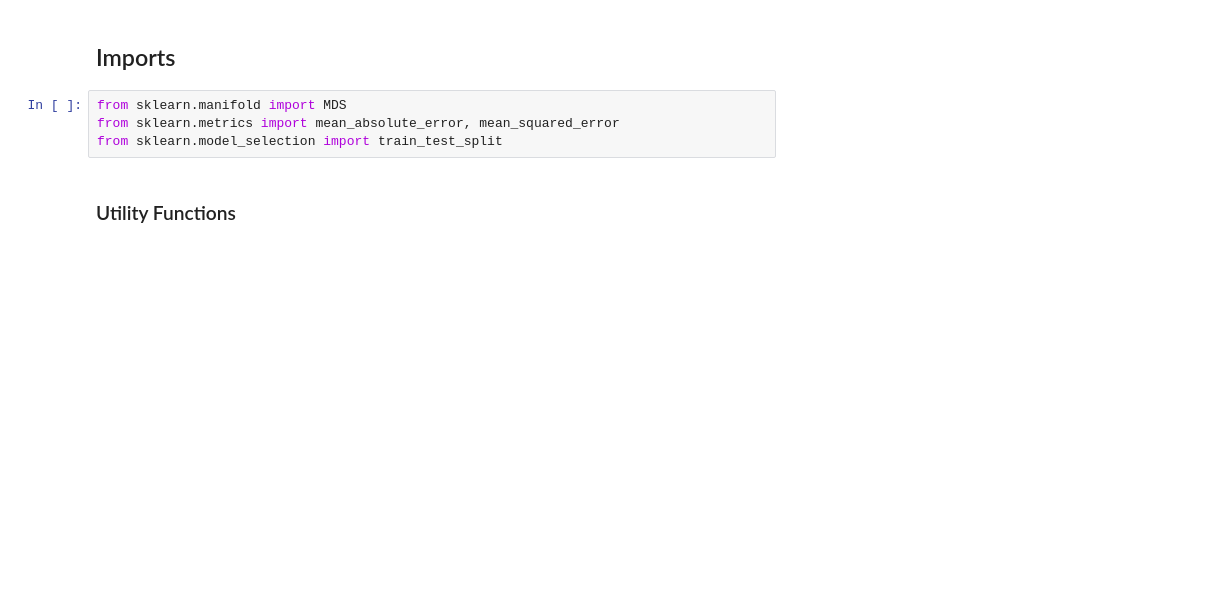
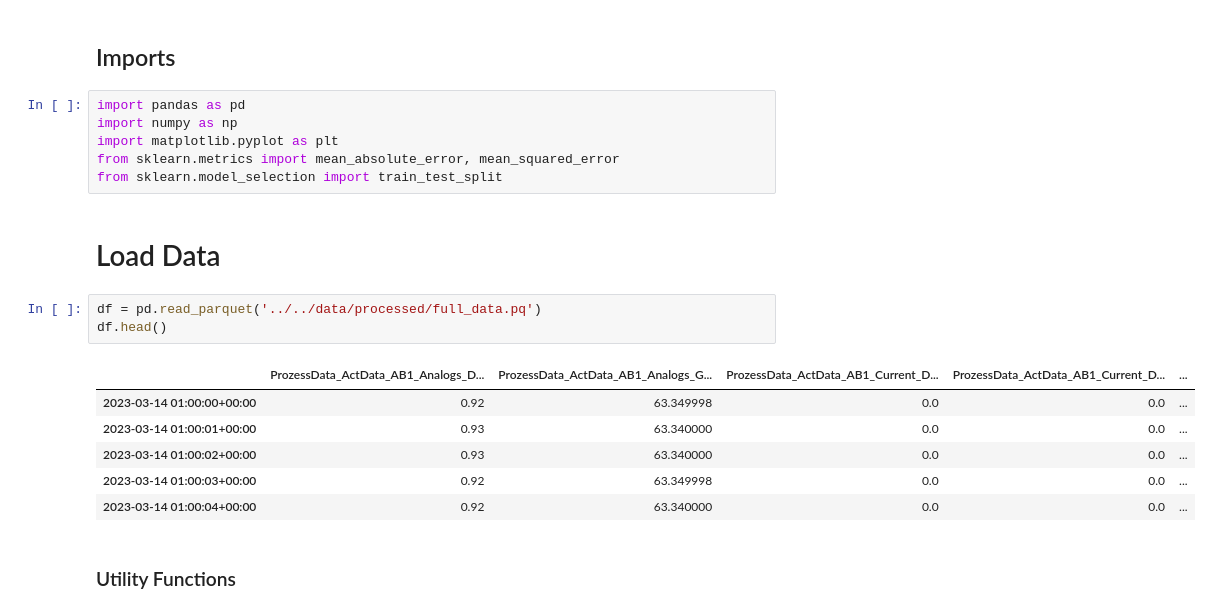
Before and after one commit to KarlLearnsAI/OWL_Factory_Hackathon, a Jupyter notebook: notebooks/2_modelling/modeling_karl.ipynb, the cells around one changed output. Saved outputs shown, nothing was run; the diff lists cells and outputs as text; blank space fills up the shorter version.

```diff
--- a/notebooks/2_modelling/modeling_karl.ipynb
+++ b/notebooks/2_modelling/modeling_karl.ipynb
@@ -3,9 +3,23 @@
 # %% [markdown]
 ## Imports
 # %%
-from sklearn.manifold import MDS
+import pandas as pd
+import numpy as np
+import matplotlib.pyplot as plt
 from sklearn.metrics import mean_absolute_error, mean_squared_error
 from sklearn.model_selection import train_test_split
+# %% [markdown]
+# Load Data
+# %%
+df = pd.read_parquet('../../data/processed/full_data.pq')
+df.head()
+# %% [output]
+|  | ProzessData_ActData_AB1_Analogs_D... | ProzessData_ActData_AB1_Analogs_G... | ProzessData_ActData_AB1_Current_D... | ProzessData_ActData_AB1_Current_D... | ... |
+| 2023-03-14 01:00:00+00:00 | 0.92 | 63.349998 | 0.0 | 0.0 | ... |
+| 2023-03-14 01:00:01+00:00 | 0.93 | 63.340000 | 0.0 | 0.0 | ... |
+| 2023-03-14 01:00:02+00:00 | 0.93 | 63.340000 | 0.0 | 0.0 | ... |
+| 2023-03-14 01:00:03+00:00 | 0.92 | 63.349998 | 0.0 | 0.0 | ... |
+| 2023-03-14 01:00:04+00:00 | 0.92 | 63.340000 | 0.0 | 0.0 | ... |
 # %% [markdown]
 ### Utility Functions
 # %%
```
Also changed, not shown: 1 other file.
